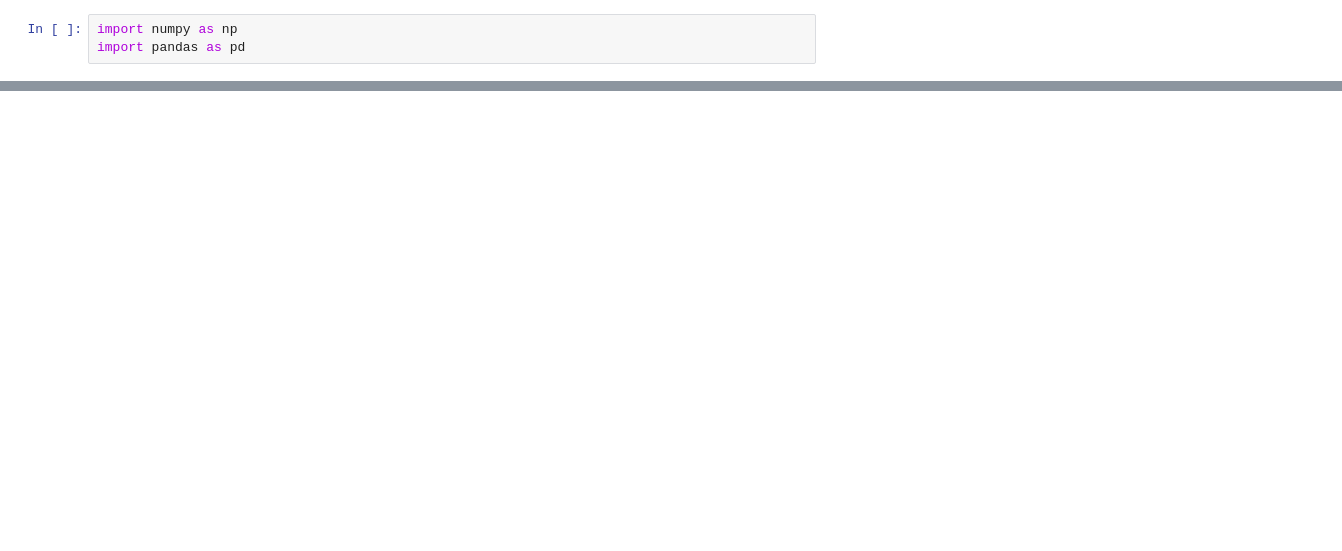
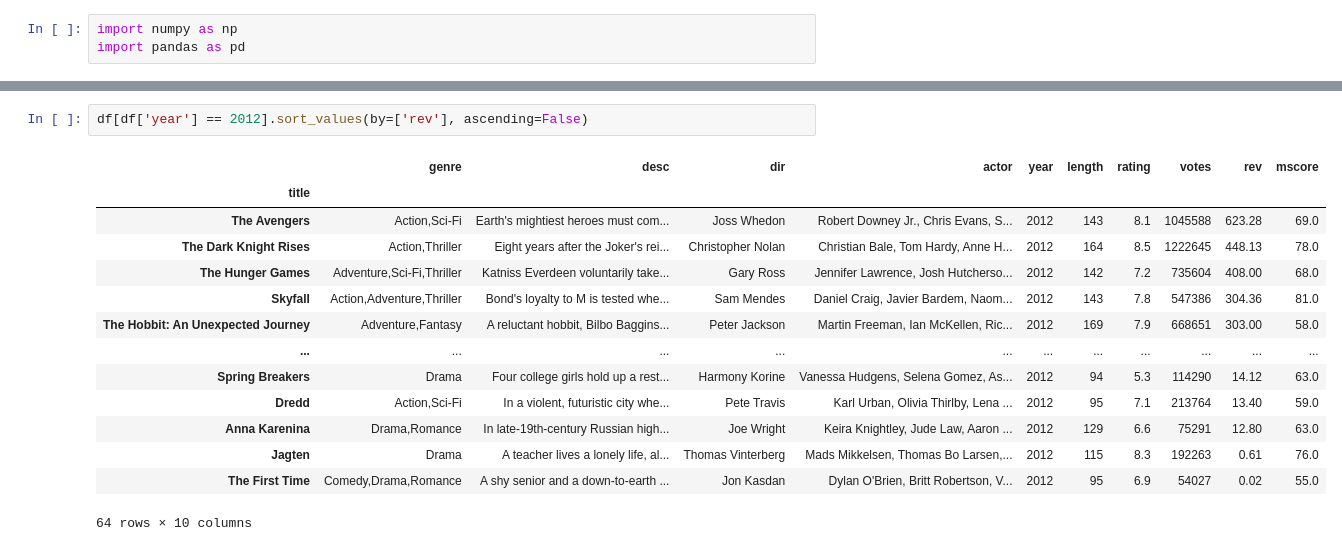
Before and after one commit to ScottFitzgerald83/intro_to_jupyter, a Jupyter notebook: imdb_movie_data.ipynb, the cells around one changed output, grey strips where cells are left out. Drawn from its saved outputs; the diff is of its cells as text; blank space fills up the shorter version.

```diff
--- a/imdb_movie_data.ipynb
+++ b/imdb_movie_data.ipynb
@@ -28,0 +138,17 @@ df.columns = []
+# %%
+df[df['year'] == 2012].sort_values(by=['rev'], ascending=False)
+# %% [output]
+|  | genre | desc | dir | actor | year | length | rating | votes | rev | mscore |
+| title |  |  |  |  |  |  |  |  |  |  |
+| The Avengers | Action,Sci-Fi | Earth's mightiest heroes must com... | Joss Whedon | Robert Downey Jr., Chris Evans, S... | 2012 | 143 | 8.1 | 1045588 | 623.28 | 69.0 |
+| The Dark Knight Rises | Action,Thriller | Eight years after the Joker's rei... | Christopher Nolan | Christian Bale, Tom Hardy, Anne H... | 2012 | 164 | 8.5 | 1222645 | 448.13 | 78.0 |
+| The Hunger Games | Adventure,Sci-Fi,Thriller | Katniss Everdeen voluntarily take... | Gary Ross | Jennifer Lawrence, Josh Hutcherso... | 2012 | 142 | 7.2 | 735604 | 408.00 | 68.0 |
+| Skyfall | Action,Adventure,Thriller | Bond's loyalty to M is tested whe... | Sam Mendes | Daniel Craig, Javier Bardem, Naom... | 2012 | 143 | 7.8 | 547386 | 304.36 | 81.0 |
+| The Hobbit: An Unexpected Journey | Adventure,Fantasy | A reluctant hobbit, Bilbo Baggins... | Peter Jackson | Martin Freeman, Ian McKellen, Ric... | 2012 | 169 | 7.9 | 668651 | 303.00 | 58.0 |
+| ... | ... | ... | ... | ... | ... | ... | ... | ... | ... | ... |
+| Spring Breakers | Drama | Four college girls hold up a rest... | Harmony Korine | Vanessa Hudgens, Selena Gomez, As... | 2012 | 94 | 5.3 | 114290 | 14.12 | 63.0 |
+| Dredd | Action,Sci-Fi | In a violent, futuristic city whe... | Pete Travis | Karl Urban, Olivia Thirlby, Lena ... | 2012 | 95 | 7.1 | 213764 | 13.40 | 59.0 |
+| Anna Karenina | Drama,Romance | In late-19th-century Russian high... | Joe Wright | Keira Knightley, Jude Law, Aaron ... | 2012 | 129 | 6.6 | 75291 | 12.80 | 63.0 |
+| Jagten | Drama | A teacher lives a lonely life, al... | Thomas Vinterberg | Mads Mikkelsen, Thomas Bo Larsen,... | 2012 | 115 | 8.3 | 192263 | 0.61 | 76.0 |
+| The First Time | Comedy,Drama,Romance | A shy senior and a down-to-earth ... | Jon Kasdan | Dylan O'Brien, Britt Robertson, V... | 2012 | 95 | 6.9 | 54027 | 0.02 | 55.0 |
+64 rows × 10 columns
```
Also changed, not shown: parts of 19 cells of this notebook, 2 other files.
